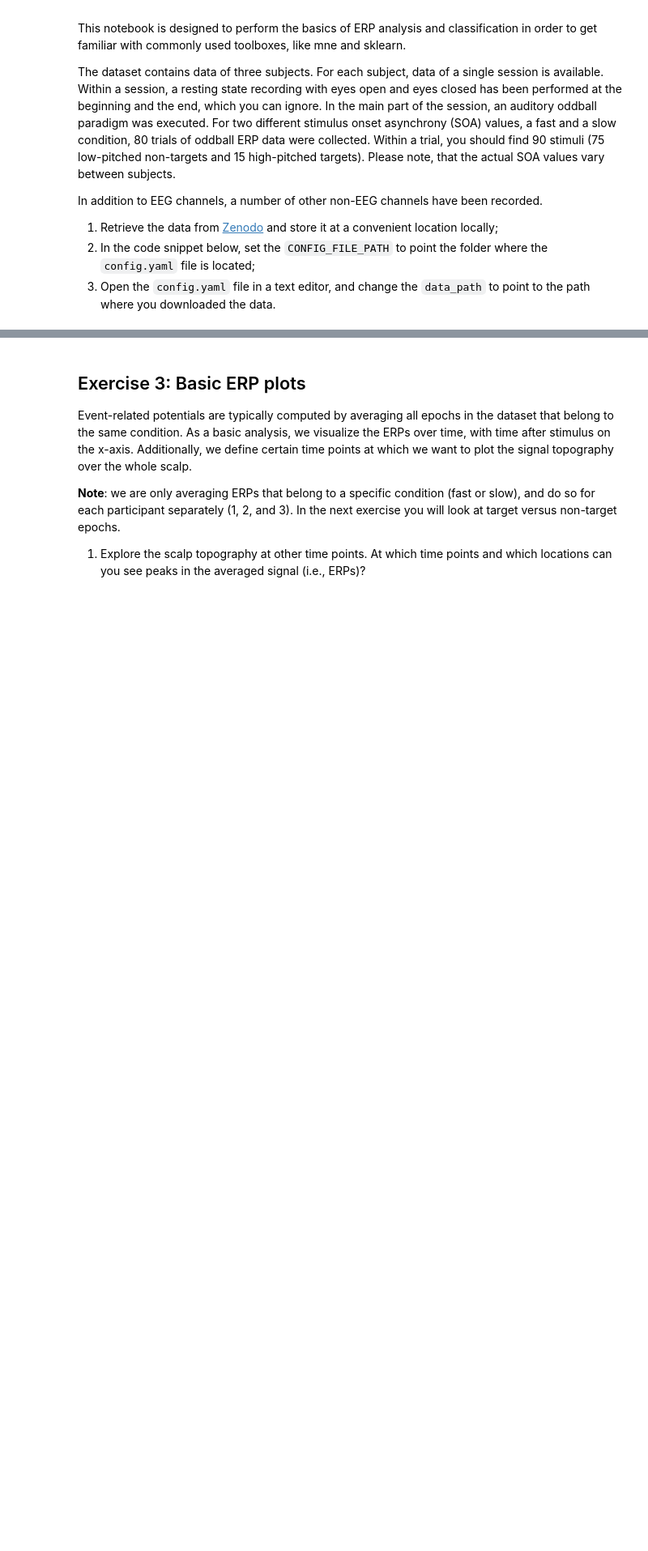
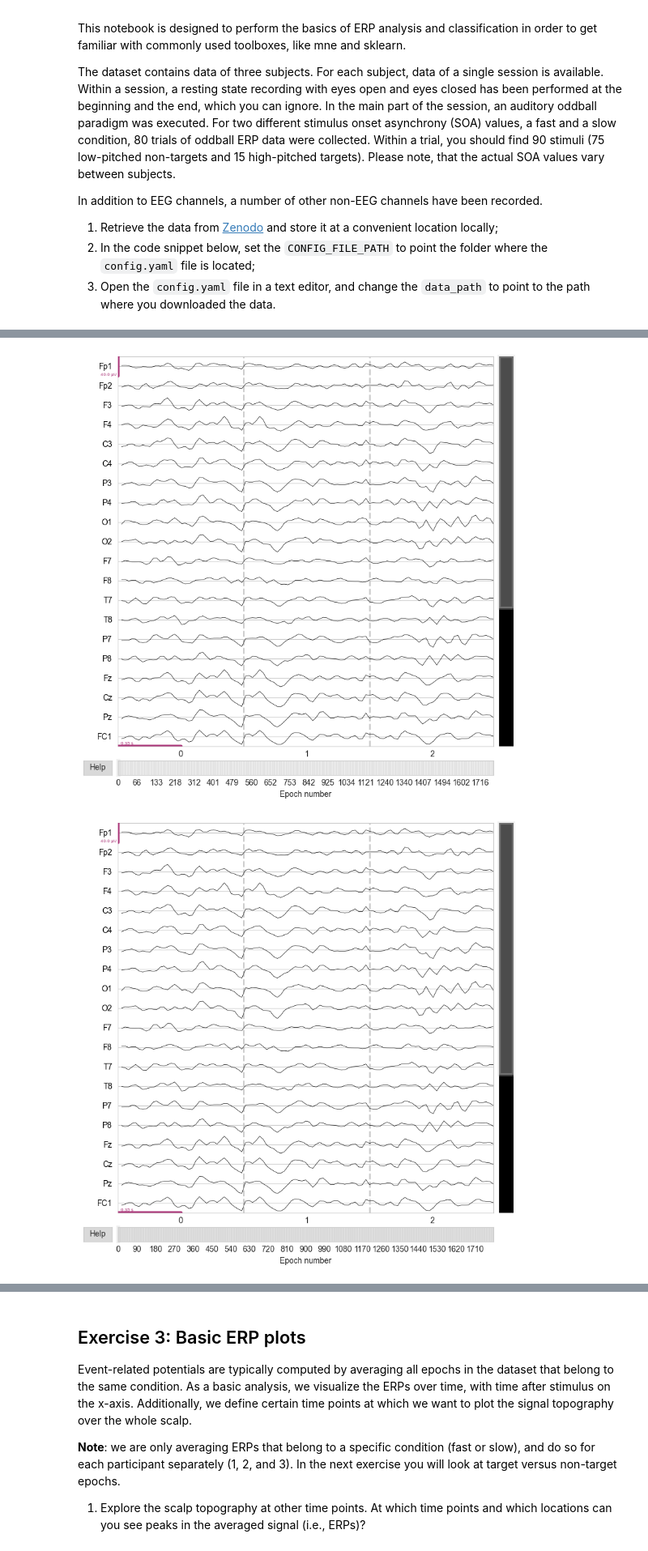
Before and after one commit to pschristodoulou/BCI_course, a Jupyter notebook: Assignments/Assignment6/assignment_06_erp_analysis.ipynb, the cells around one changed output, grey strips where cells are left out. Shown at 81% size. Saved outputs shown, nothing was run; the diff lists cells and outputs as text; code cells hidden in the pictures; blank space fills up the shorter version.

```diff
--- a/Assignments/Assignment6/assignment_06_erp_analysis.ipynb
+++ b/Assignments/Assignment6/assignment_06_erp_analysis.ipynb
@@ -144,0 +303,8 @@ print("Done!")
+# %%
+# Impacted performance should be higher for first subject
+new_data['erp_subject_1']['slow'].plot(n_epochs=3)
+all_data['erp_subject_1']['slow'].plot(n_epochs=3)
+print()
+# %% [output]
+[figure, added]
+[figure, added]
```
Also changed, not shown: parts of 14 cells of this notebook, 2 other files.
